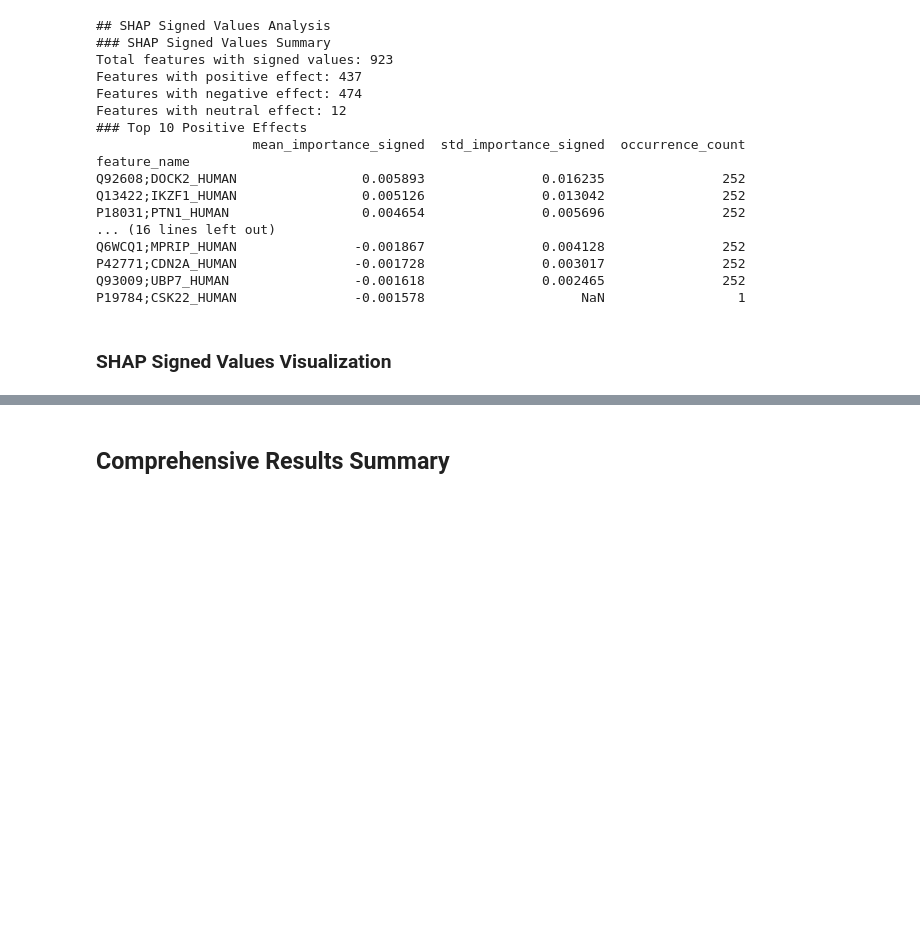
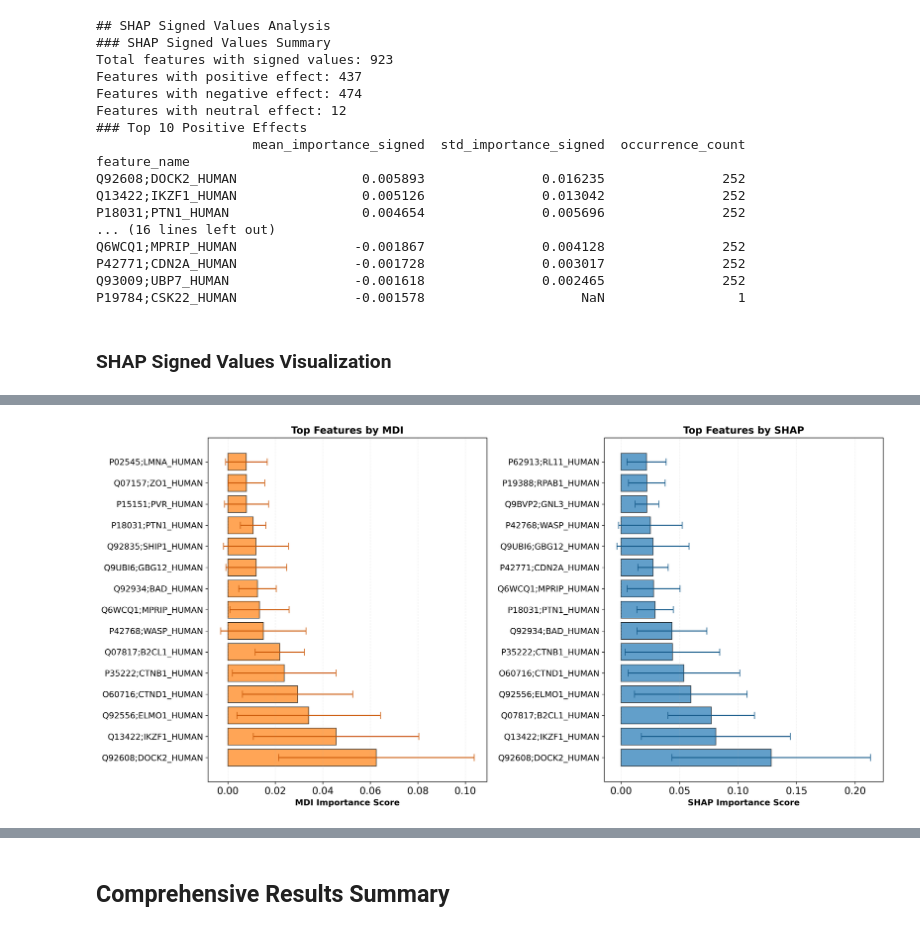
Before and after one commit to AnEvilBurrito/ode-biomarker-project, a Jupyter notebook: thesis-notebooks/result1/sub-section5/feat_importance_analysis.ipynb, the cells around one changed output, grey strips where cells are left out. Drawn from its saved outputs; the diff is of its cells as text; code cells hidden in the pictures; blank space fills up the shorter version.

```diff
--- a/thesis-notebooks/result1/sub-section5/feat_importance_analysis.ipynb
+++ b/thesis-notebooks/result1/sub-section5/feat_importance_analysis.ipynb
@@ -736,0 +909,79 @@ Created enhanced SHAP signed values distribution plot
+# %%
+save_and_print("### MDI vs SHAP Feature Importance Comparison", print_report_file, level="subsection")
+
+def compare_mdi_shap(data_files, file_save_path, exp_id, top_n=15):
+    """
+    Compare MDI and SHAP feature importance rankings
+    """
+    mdi_condition = f"{model_name}_k{k_value}_{method_name}_split{split_size}_mdi"
+    shap_condition = f"{model_name}_k{k_value}_{method_name}_split{split_size}_shap"
+
+    if (mdi_condition not in data_files or 'consensus_feature_importance' not in data_files[mdi_condition] or
+        shap_condition not in data_files or 'consensus_feature_importance' not in data_files[shap_condition]):
+        save_and_print("MDI or SHAP consensus data not available for comparison", print_report_file, level="info")
+        return None
+
+    mdi_consensus = data_files[mdi_condition]['consensus_feature_importance']
+    shap_consensus = data_files[shap_condition]['consensus_feature_importance']
+
+    # Get top features from both methods
+    top_mdi = mdi_consensus.nlargest(top_n, 'mean_importance')
+    top_shap = shap_consensus.nlargest(top_n, 'mean_importance')
+
+    # Create side-by-side comparison plot
+    fig, (ax1, ax2) = plt.subplots(1, 2, figsize=(16, 8), dpi=300)
+    plt.rcParams['font.size'] = 14
+
+    # MDI plot
+    y_pos = range(len(top_mdi))
+    ax1.barh(y_pos, top_mdi['mean_importance'],
+             xerr=top_mdi['std_importance'],
+             color='#ff7f0e', alpha=0.7, edgecolor='black', linewidth=1,
+             capsize=5, ecolor='#cc5a0a')
+
+    ax1.set_yticks(y_pos)
+    ax1.set_yticklabels(top_mdi.index, fontsize=12)
+    ax1.set_xlabel('MDI Importance Score', fontsize=12, fontweight='bold')
+    ax1.set_title('Top Features by MDI', fontsize=14, fontweight='bold')
+    ax1.grid(axis='x', alpha=0.2, linestyle='--')
+
+    # SHAP plot
+    y_pos = range(len(top_shap))
+    ax2.barh(y_pos, top_shap['mean_importance'],
+             xerr=top_shap['std_importance'],
+             color='#1f77b4', alpha=0.7, edgecolor='black', linewidth=1,
+             capsize=5, ecolor='#155a8a')
+
+    ax2.set_yticks(y_pos)
+    ax2.set_yticklabels(top_shap.index, fontsize=12)
+    ax2.set_xlabel('SHAP Importance Score', fontsize=12, fontweight='bold')
+    ax2.set_title('Top Features by SHAP', fontsize=14, fontweight='bold')
+    ax2.grid(axis='x', alpha=0.2, linestyle='--')
+
+    plt.tight_layout()
+    plt.savefig(f"{file_save_path}mdi_shap_comparison_{exp_id}.png", dpi=300, bbox_inches='tight')
+    plt.show()
+
+    # Calculate overlap and correlation
+    mdi_features = set(top_mdi.index)
+    shap_features = set(top_shap.index)
+    overlap = mdi_features.intersection(shap_features)
+
+    save_and_print(f"**Top {top_n} Features Overlap Analysis:**", print_report_file, level="info")
+    save_and_print(f"- MDI unique features: {len(mdi_features - shap_features)}", print_report_file, level="info")
+    save_and_print(f"- SHAP unique features: {len(shap_features - mdi_features)}", print_report_file, level="info")
+    save_and_print(f"- Overlapping features: {len(overlap)}", print_report_file, level="info")
+    save_and_print(f"- Overlap percentage: {len(overlap) / top_n * 100:.1f}%", print_report_file, level="info")
+
+    if overlap:
+        save_and_print("**Overlapping features:**", print_report_file, level="info")
+        for feature in sorted(overlap):
+            mdi_rank = list(top_mdi.index).index(feature) + 1
+            shap_rank = list(top_shap.index).index(feature) + 1
+            save_and_print(f"  - {feature}: MDI rank #{mdi_rank}, SHAP rank #{shap_rank}", print_report_file, level="info")
+
+    return top_mdi, top_shap
+
+# Perform comparison
+comparison_results = compare_mdi_shap(data_files, file_save_path, exp_id)
+# %% [output]
@@ -736,0 +989 @@ Created enhanced SHAP signed values distribution plot
+[figure, added]
```
Also changed, not shown: parts of 18 cells of this notebook, 1 other file.
